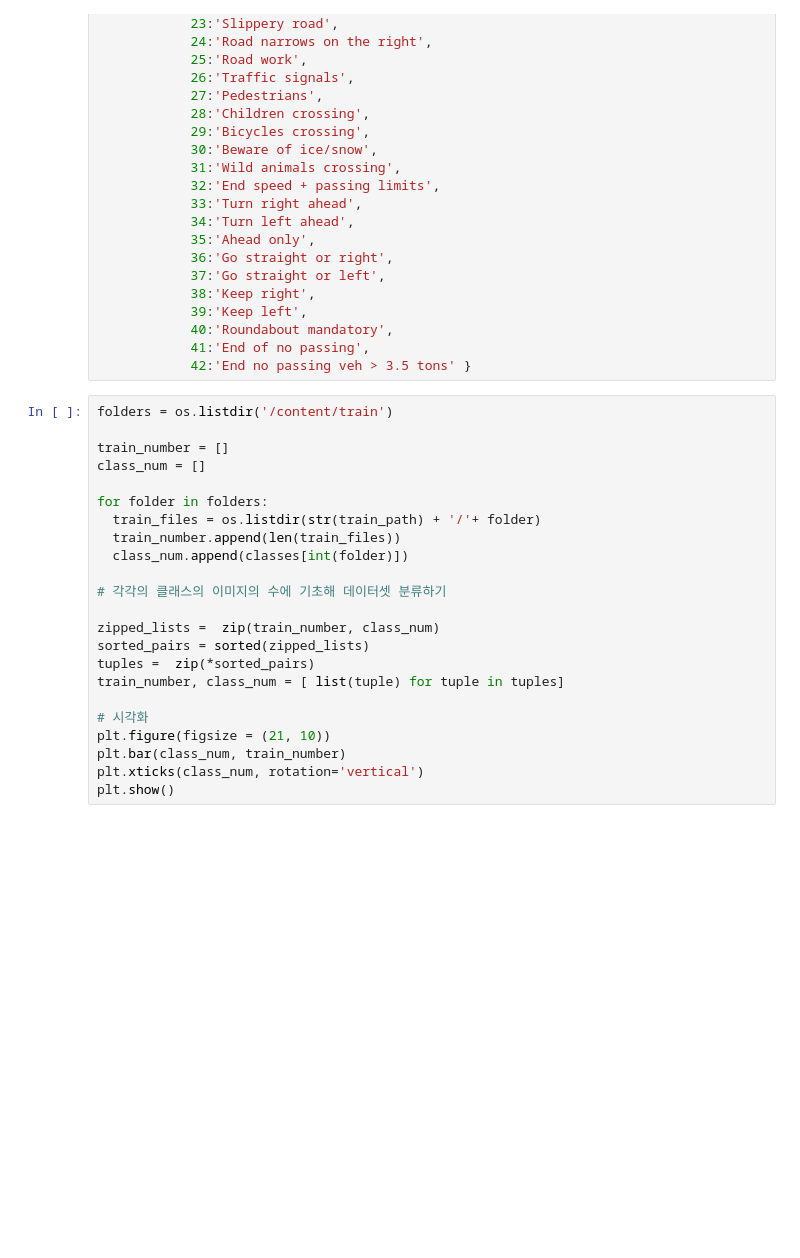
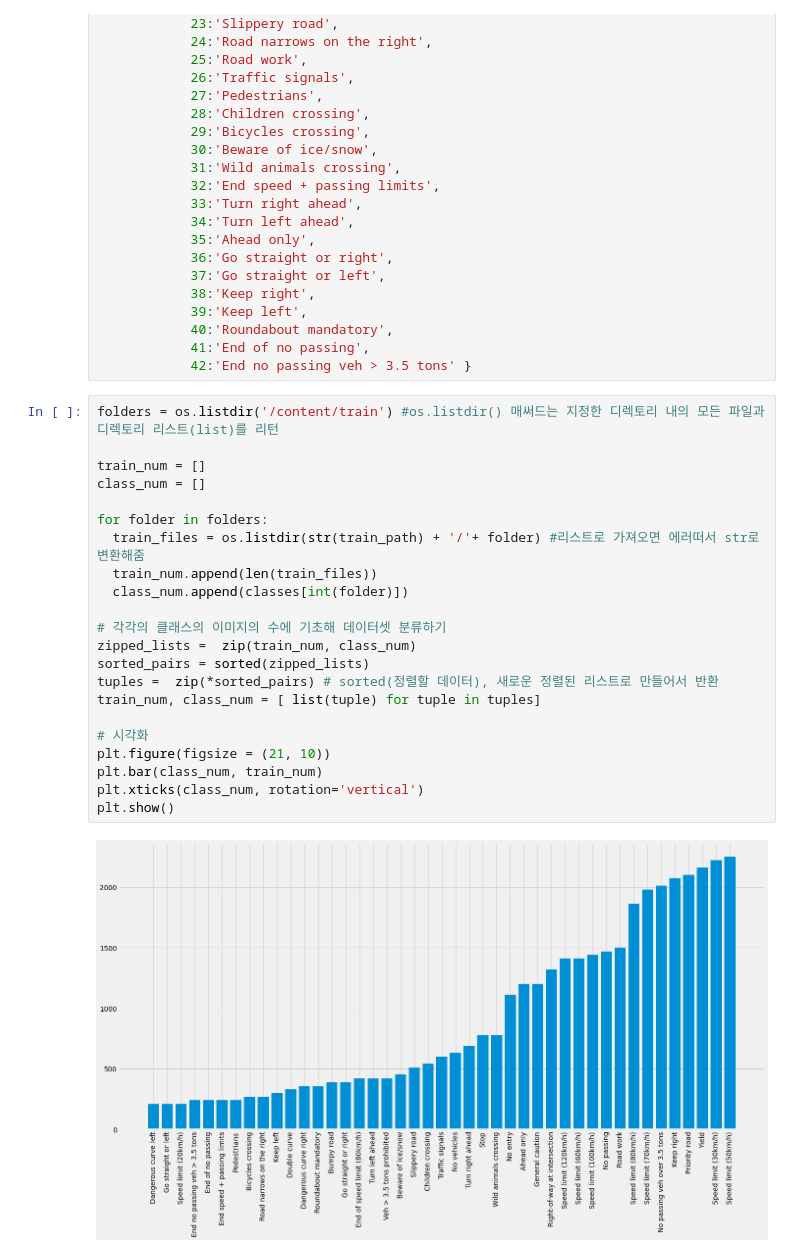
Before and after one commit to hyesukim1/MachineLearning, a Jupyter notebook: 교통_표지판_분류.ipynb, the cells around one changed output. Cells and saved outputs as stored; diff of their text form; blank space fills up the shorter version.

```diff
--- a/교통_표지판_분류.ipynb
+++ b/교통_표지판_분류.ipynb
@@ -112,25 +188,26 @@ classes = { 0:'Speed limit (20km/h)',
             41:'End of no passing',
             42:'End no passing veh > 3.5 tons' }
 # %%
-folders = os.listdir('/content/train')
+folders = os.listdir('/content/train') #os.listdir() 매써드는 지정한 디렉토리 내의 모든 파일과 디렉토리 리스트(list)를 리턴
 
-train_number = []
+train_num = []
 class_num = []
 
 for folder in folders:
-  train_files = os.listdir(str(train_path) + '/'+ folder)
-  train_number.append(len(train_files))
+  train_files = os.listdir(str(train_path) + '/'+ folder) #리스트로 가져오면 에러떠서 str로 변환해줌
+  train_num.append(len(train_files))
   class_num.append(classes[int(folder)])
 
 # 각각의 클래스의 이미지의 수에 기초해 데이터셋 분류하기
-
-zipped_lists =  zip(train_number, class_num)
+zipped_lists =  zip(train_num, class_num)
 sorted_pairs = sorted(zipped_lists)
-tuples =  zip(*sorted_pairs)
-train_number, class_num = [ list(tuple) for tuple in tuples]
+tuples =  zip(*sorted_pairs) # sorted(정렬할 데이터), 새로운 정렬된 리스트로 만들어서 반환
+train_num, class_num = [ list(tuple) for tuple in tuples]
 
 # 시각화
 plt.figure(figsize = (21, 10))
-plt.bar(class_num, train_number)
+plt.bar(class_num, train_num)
 plt.xticks(class_num, rotation='vertical')
 plt.show()
+# %% [output]
+[figure, added]
```
Also changed, not shown: parts of 24 cells of this notebook.
